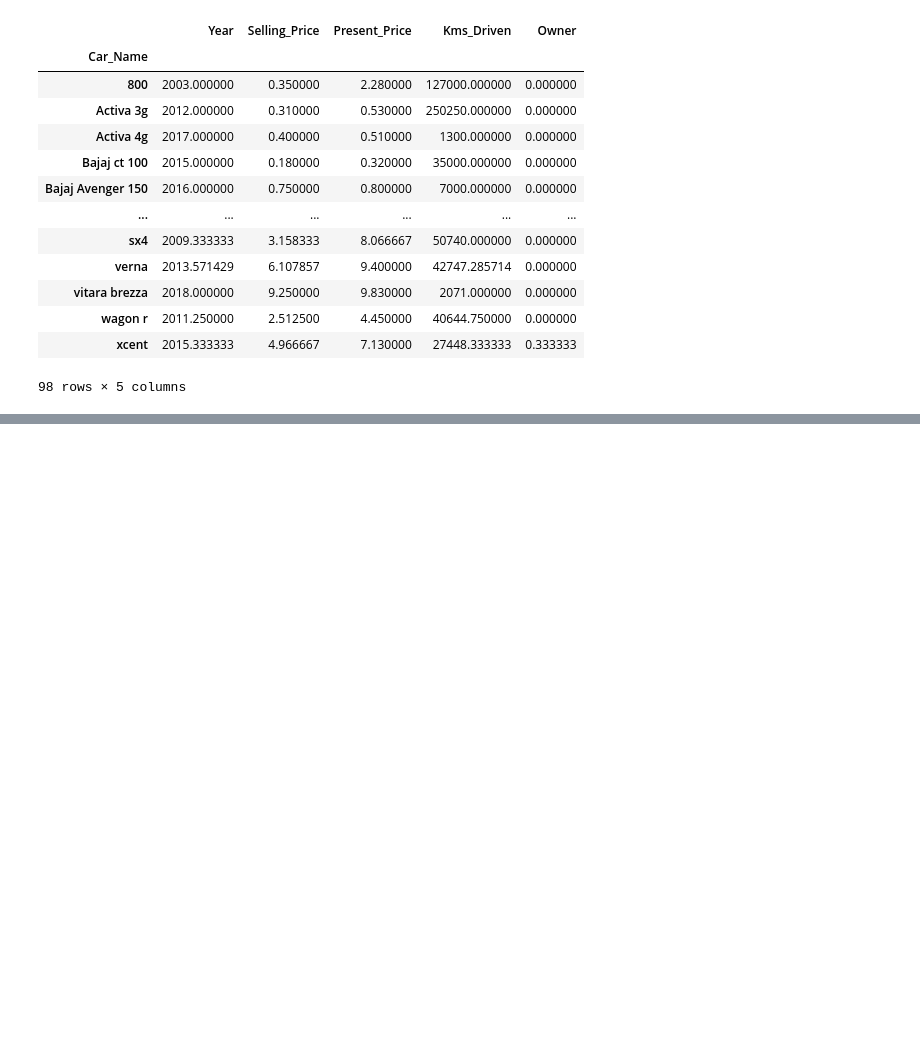
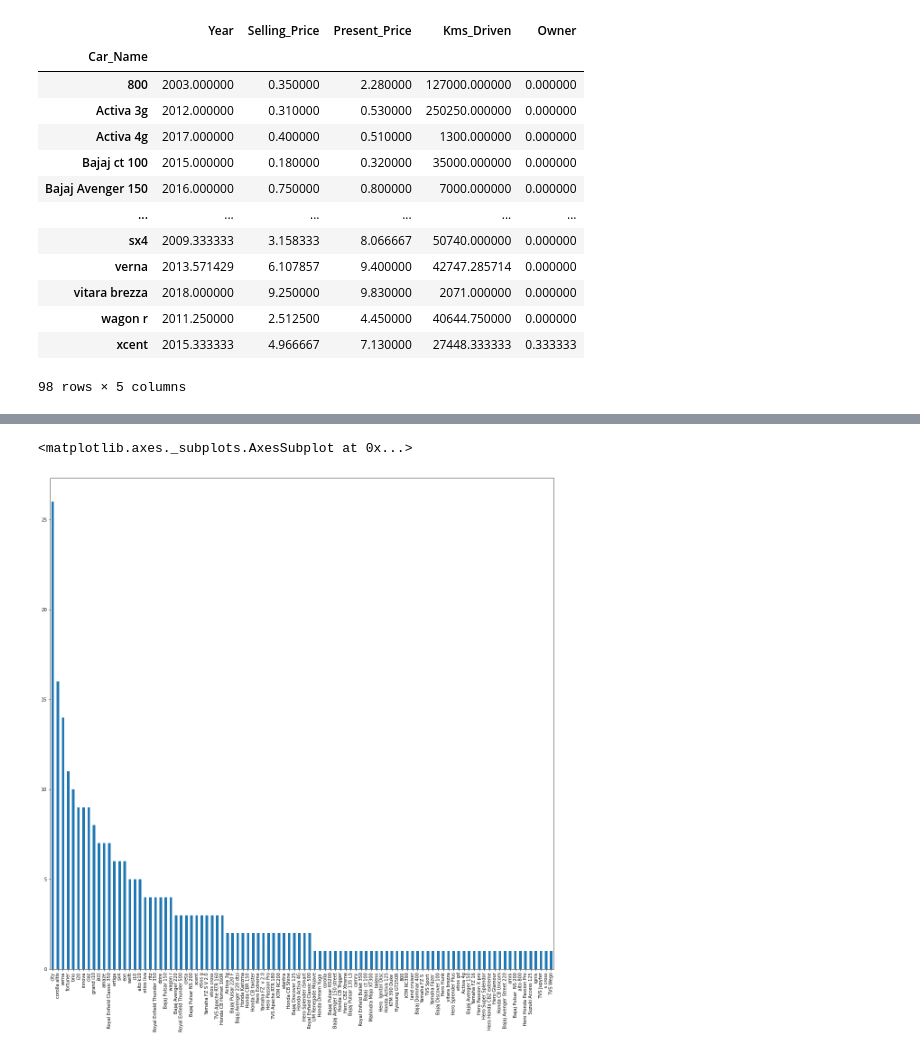
Before and after one commit to RMLAI/Projects, a Jupyter notebook: Used_Car_Price_Prediction.ipynb, the cells around one changed output, grey strips where cells are left out. Saved outputs shown, nothing was run; the diff lists cells and outputs as text; code cells hidden in the pictures; blank space fills up the shorter version.

```diff
--- a/Used_Car_Price_Prediction.ipynb
+++ b/Used_Car_Price_Prediction.ipynb
@@ -31,0 +50,6 @@ df.groupby('Car_Name').mean()
+# %%
+#checking the count of cars by brand
+df['Car_Name'].value_counts().plot(kind='bar',figsize=(20,20))
+# %% [output]
+<matplotlib.axes._subplots.AxesSubplot at 0x...>
+[figure, added]
```
Also changed, not shown: parts of 8 cells of this notebook.
